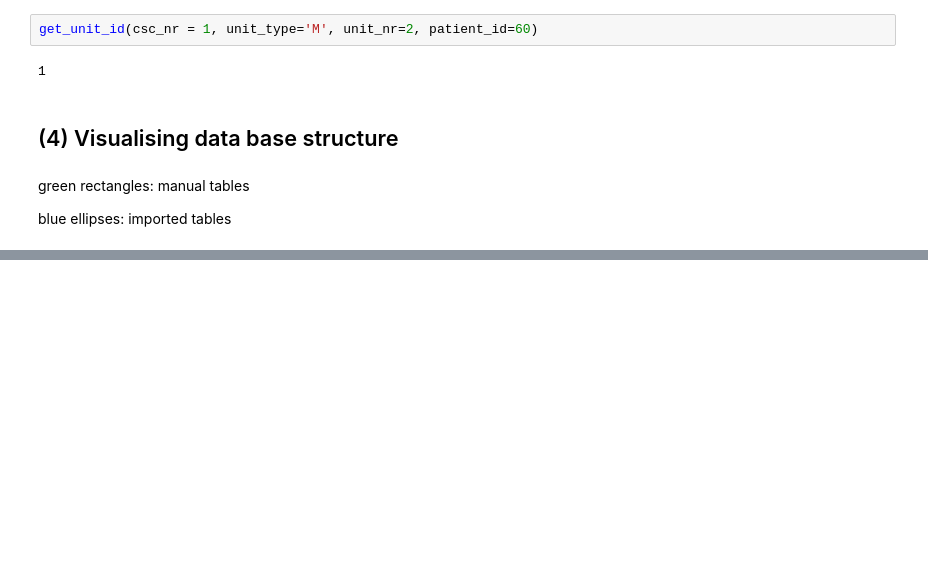
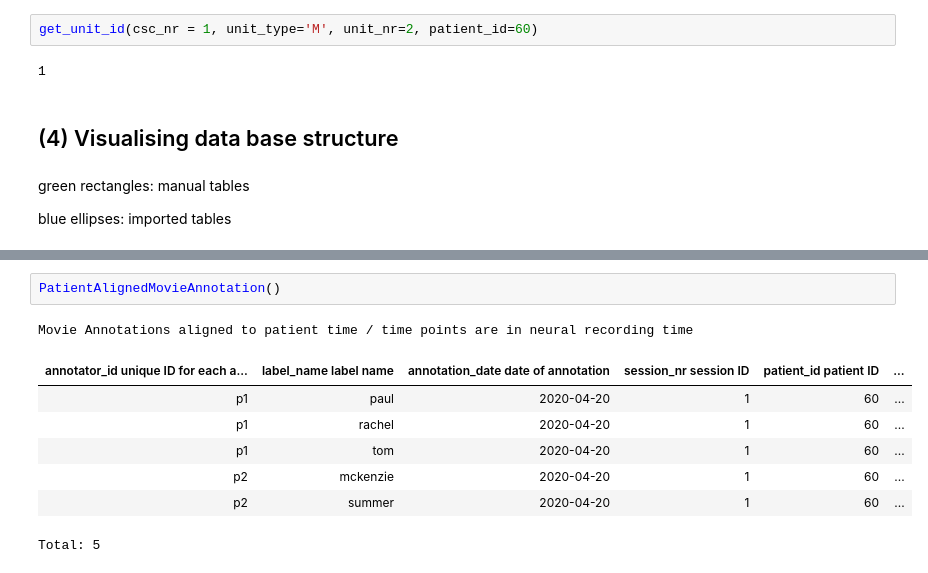
Before and after one commit to mackelab/epiphyte, a Jupyter notebook: database/connect_to_database.ipynb, the cells around one changed output, grey strips where cells are left out. Saved outputs shown, nothing was run; the diff lists cells and outputs as text; blank space fills up the shorter version.

```diff
--- a/database/connect_to_database.ipynb
+++ b/database/connect_to_database.ipynb
@@ -90,0 +97,11 @@ FileNotFoundError: [Errno 2] "dot" not found in path.
+# %%
+PatientAlignedMovieAnnotation()
+# %% [output]
+Movie Annotations aligned to patient time / time points are in neural recording time
+| annotator_id unique ID for each a... | label_name label name | annotation_date date of annotation | session_nr session ID | patient_id patient ID | ... |
+| p1 | paul | 2020-04-20 | 1 | 60 | ... |
+| p1 | rachel | 2020-04-20 | 1 | 60 | ... |
+| p1 | tom | 2020-04-20 | 1 | 60 | ... |
+| p2 | mckenzie | 2020-04-20 | 1 | 60 | ... |
+| p2 | summer | 2020-04-20 | 1 | 60 | ... |
+Total: 5
```
Also changed, not shown: parts of 3 cells of this notebook, 8 other files.
